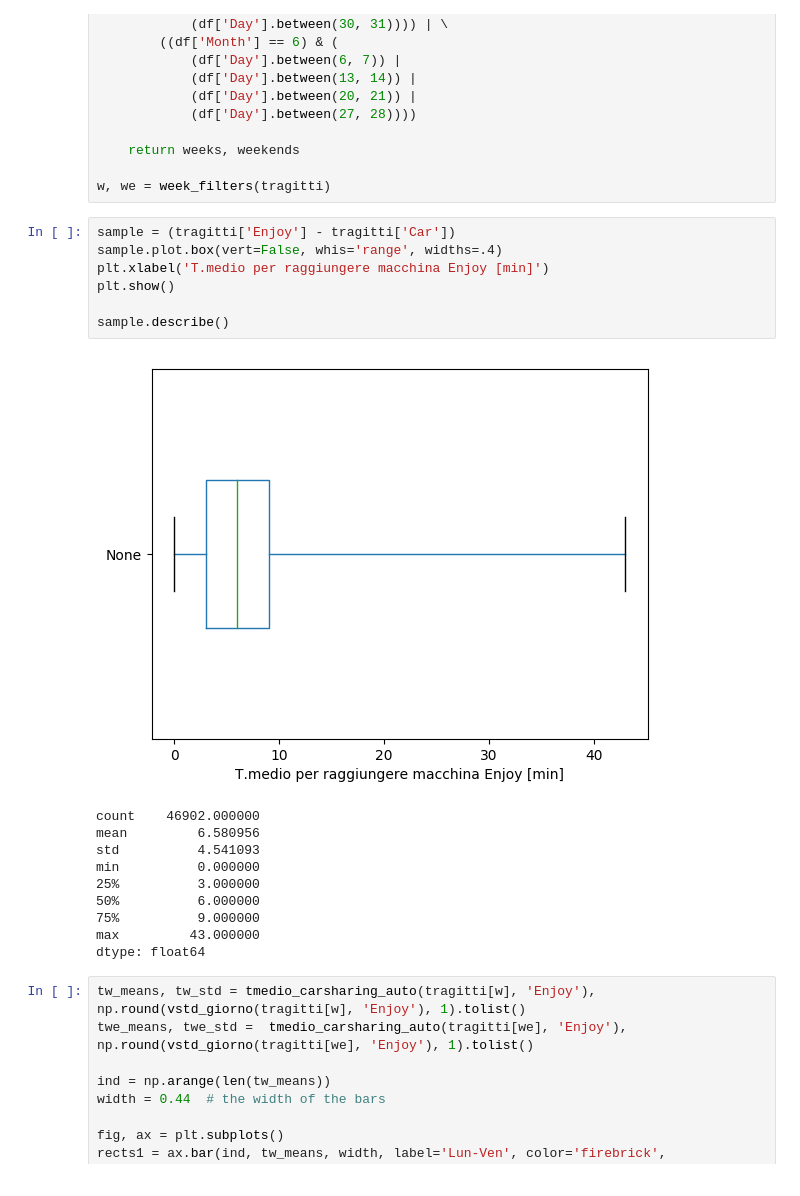
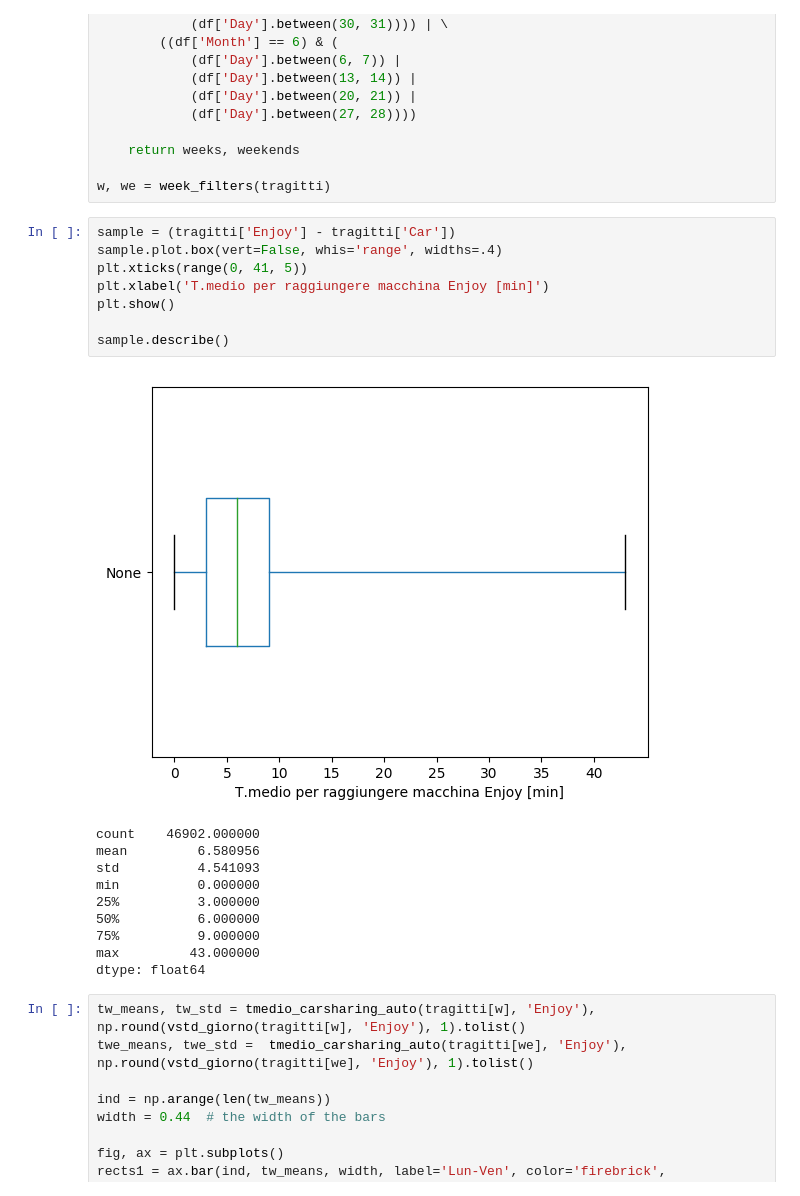
Before and after one commit to mmastrapasqua7/kowalskianalysis, a Jupyter notebook: jupyter/New/3_CarSharing.ipynb, the cells around one changed output. Drawn from its saved outputs; the diff is of its cells as text.

```diff
--- a/jupyter/New/3_CarSharing.ipynb
+++ b/jupyter/New/3_CarSharing.ipynb
@@ -106,12 +106,13 @@ w, we = week_filters(tragitti)
 # %%
 sample = (tragitti['Enjoy'] - tragitti['Car'])
 sample.plot.box(vert=False, whis='range', widths=.4)
+plt.xticks(range(0, 41, 5))
 plt.xlabel('T.medio per raggiungere macchina Enjoy [min]')
 plt.show()
 
 sample.describe()
 # %% [output]
-[figure, old version]
+[figure, new version]
 count    46902.000000
 mean         6.580956
 std          4.541093
```
Also changed, not shown: 3 other files.
